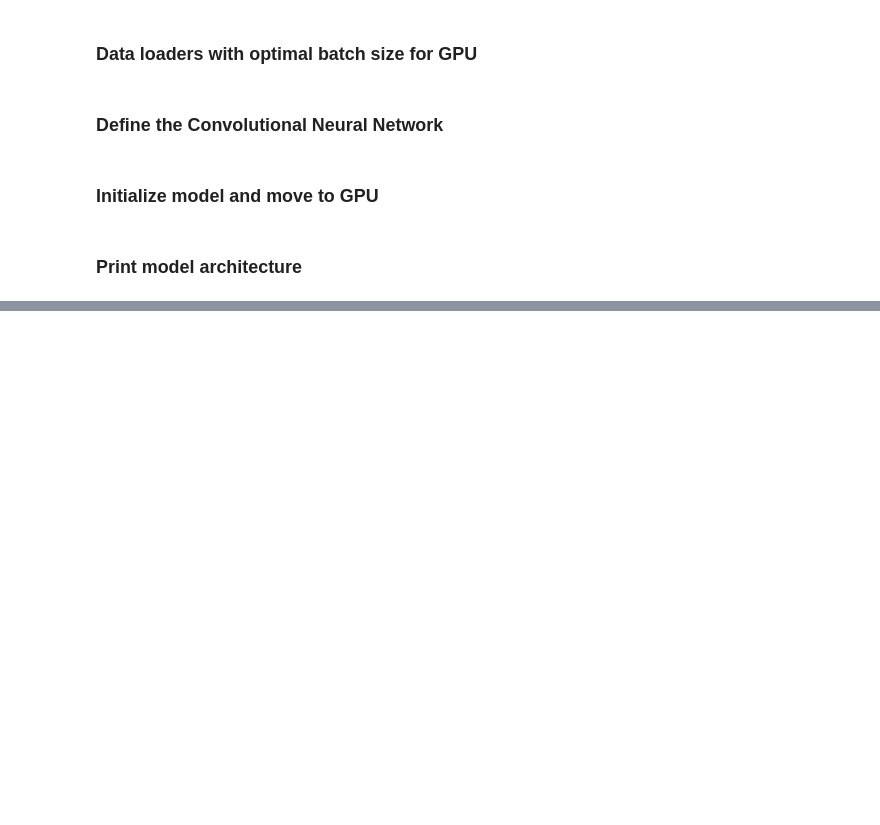
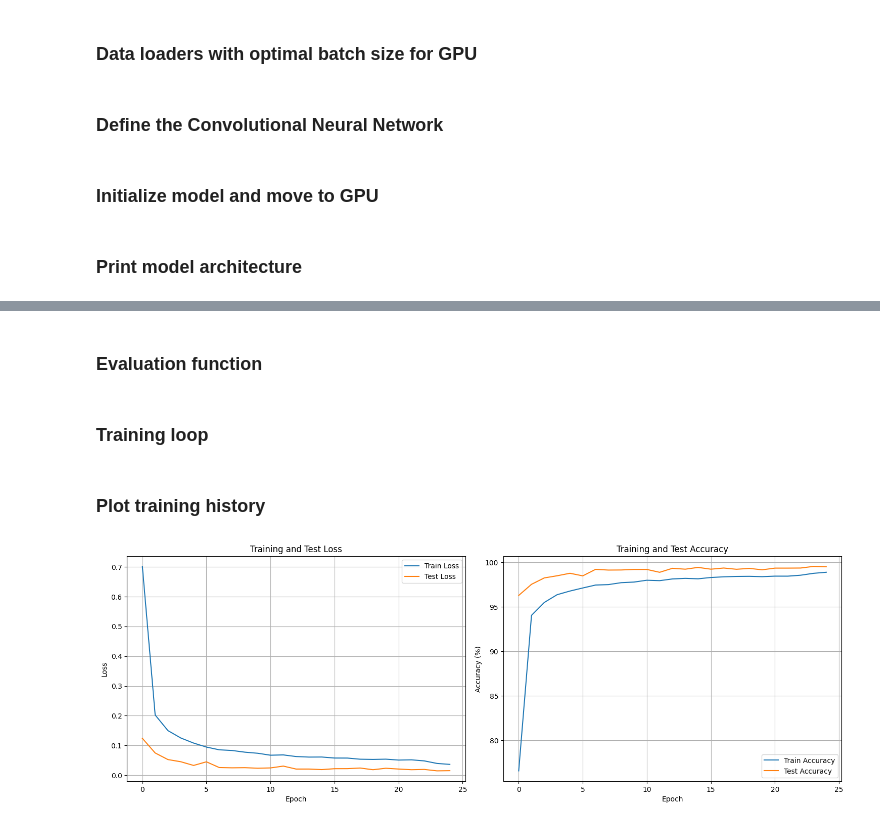
Before and after one commit to bhishanmahat/handwritten_digit_recognition, a Jupyter notebook: cnn.ipynb, the cells around one changed output, grey strips where cells are left out. Saved outputs shown, nothing was run; the diff lists cells and outputs as text; code cells hidden in the pictures; blank space fills up the shorter version.

Commit message:
Organized plots & added CNN script

```diff
--- a/cnn.ipynb
+++ b/cnn.ipynb
@@ -123,0 +124,4 @@ print(model)
+# %%
+criterion = nn.CrossEntropyLoss()
+optimizer = optim.Adam(model.parameters(), lr=0.001, weight_decay=1e-4)
+scheduler = optim.lr_scheduler.ReduceLROnPlateau(optimizer, mode='min', factor=0.5, patience=3)
@@ -123,0 +160,21 @@ print(model)
+# %% [markdown]
+### Evaluation function
+# %%
+def evaluate_model(model, test_loader, criterion, device):
+    model.eval()
+    test_loss = 0.0
+    correct = 0
+    total = 0
+
+    with torch.no_grad():
+        for data, target in tqdm(test_loader, desc="Evaluating", leave=False):
+            data, target = data.to(device, non_blocking=True), target.to(device, non_blocking=True)
+            output = model(data)
+            test_loss += criterion(output, target).item()
+            _, predicted = torch.max(output.data, 1)
+            total += target.size(0)
+            correct += (predicted == target).sum().item()
+
+    return test_loss / len(test_loader), 100. * correct / total
+# %% [markdown]
+### Training loop
@@ -123,0 +227,27 @@ print(model)
+# %% [markdown]
+### Plot training history
+# %%
+plt.figure(figsize=(15, 10))
+
+plt.subplot(2, 2, 1)
+plt.plot(train_losses, label='Train Loss')
+plt.plot(test_losses, label='Test Loss')
+plt.title('Training and Test Loss')
+plt.xlabel('Epoch')
+plt.ylabel('Loss')
+plt.legend()
+plt.grid(True)
+
+plt.subplot(2, 2, 2)
+plt.plot(train_accuracies, label='Train Accuracy')
+plt.plot(test_accuracies, label='Test Accuracy')
+plt.title('Training and Test Accuracy')
+plt.xlabel('Epoch')
+plt.ylabel('Accuracy (%)')
+plt.legend()
+plt.grid(True)
+
+plt.tight_layout()
+plt.show()
+# %% [output]
+[figure, added]
```
Also changed, not shown: parts of 15 cells of this notebook, 1 other file.
